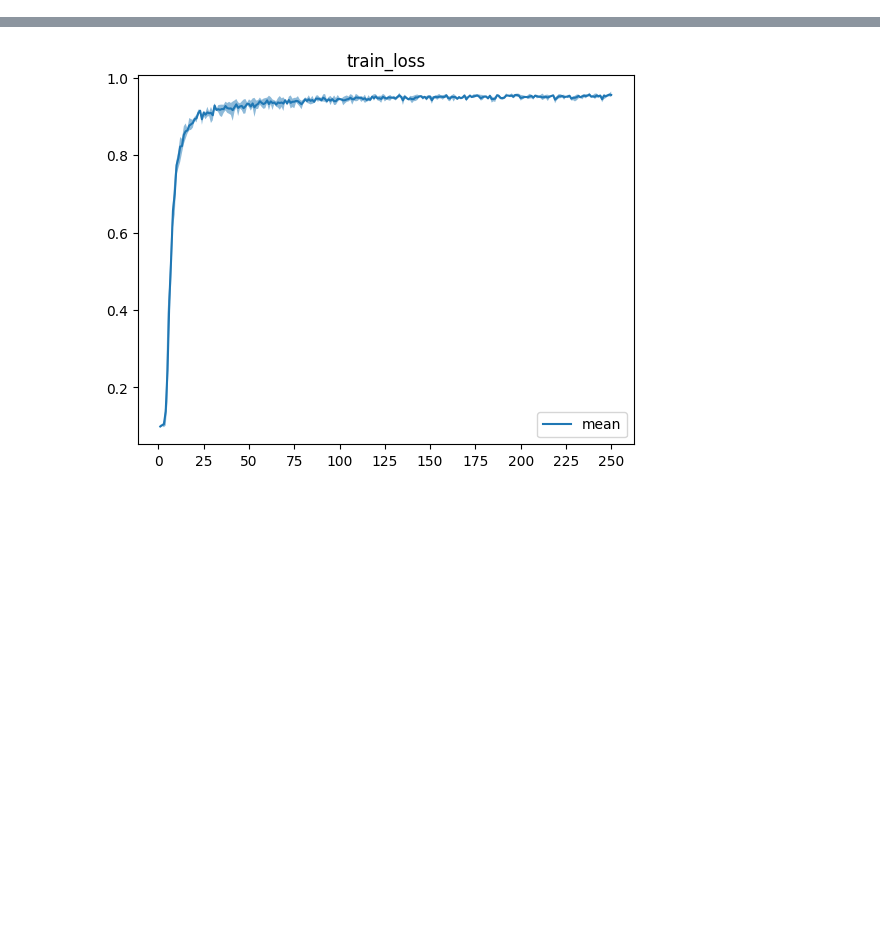
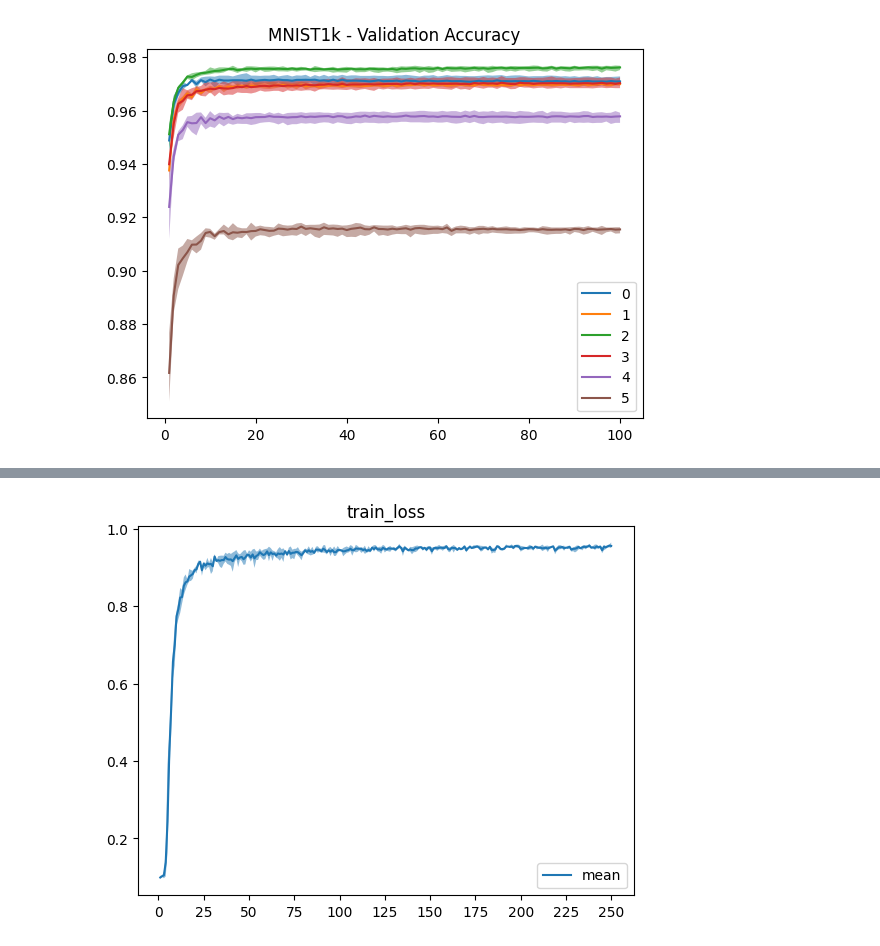
Before and after one commit to joeagriffith/ml-learning, a Jupyter notebook: Deep_Learning/Representation_Learning/Examples/MNIST/plot.ipynb, the cells around one changed output, grey strips where cells are left out. Cells and saved outputs as stored; diff of their text form; code cells hidden in the pictures; blank space fills up the shorter version.

```diff
--- a/Deep_Learning/Representation_Learning/Examples/MNIST/plot.ipynb
+++ b/Deep_Learning/Representation_Learning/Examples/MNIST/plot.ipynb
@@ -118,0 +142,10 @@ findfont: Font family 'Helvetica' not found.
+# %%
+for key in encoder_data.keys():
+    plt.plot(classifier_data[key]['val_acc']['mean'], label=key)
+    plt.fill_between(classifier_data[key]['val_acc'].index, classifier_data[key]['val_acc']['min'], classifier_data[key]['val_acc']['max'], alpha=0.5)
+
+plt.title('MNIST1k - Validation Accuracy')
+plt.legend()
+plt.show()
+# %% [output]
+[figure, added]
```
Also changed, not shown: parts of 7 cells of this notebook, 23 other files.
